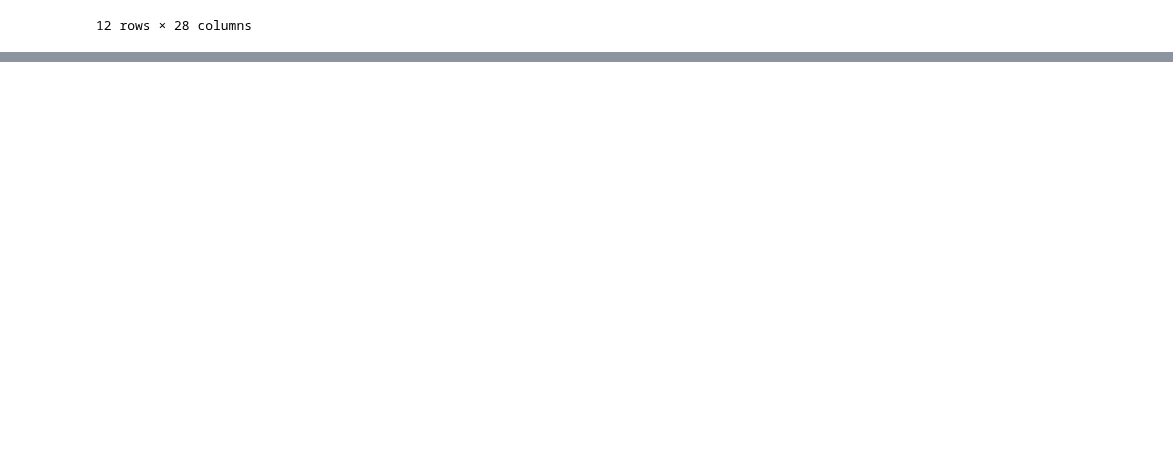
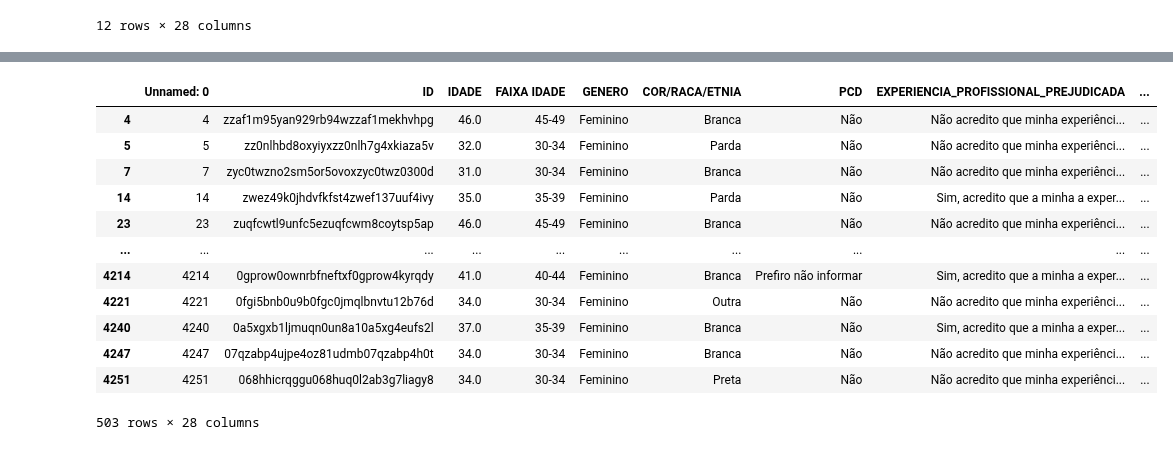
Before and after one commit to VeruscaSilva-Docs/Analise-de-dados-comPython, a Jupyter notebook: analise_dados.ipynb, the cells around one changed output, grey strips where cells are left out. Saved outputs shown, nothing was run; the diff lists cells and outputs as text; code cells hidden in the pictures; blank space fills up the shorter version.

```diff
--- a/analise_dados.ipynb
+++ b/analise_dados.ipynb
@@ -118,0 +219,16 @@ dados[dados['GENERO'].str.contains("não", na= False)]
+# %%
+dados[(dados['IDADE']>30) &( dados['GENERO']=='Feminino')]
+# %% [output]
+|  | Unnamed: 0 | ID | IDADE | FAIXA IDADE | GENERO | COR/RACA/ETNIA | PCD | EXPERIENCIA_PROFISSIONAL_PREJUDICADA | ... |
+| 4 | 4 | zzaf1m95yan929rb94wzzaf1mekhvhpg | 46.0 | 45-49 | Feminino | Branca | Não | Não acredito que minha experiênci... | ... |
+| 5 | 5 | zz0nlhbd8oxyiyxzz0nlh7g4xkiaza5v | 32.0 | 30-34 | Feminino | Parda | Não | Não acredito que minha experiênci... | ... |
+| 7 | 7 | zyc0twzno2sm5or5ovoxzyc0twz0300d | 31.0 | 30-34 | Feminino | Branca | Não | Não acredito que minha experiênci... | ... |
+| 14 | 14 | zwez49k0jhdvfkfst4zwef137uuf4ivy | 35.0 | 35-39 | Feminino | Parda | Não | Sim, acredito que a minha a exper... | ... |
+| 23 | 23 | zuqfcwtl9unfc5ezuqfcwm8coytsp5ap | 46.0 | 45-49 | Feminino | Branca | Não | Não acredito que minha experiênci... | ... |
+| ... | ... | ... | ... | ... | ... | ... | ... | ... | ... |
+| 4214 | 4214 | 0gprow0ownrbfneftxf0gprow4kyrqdy | 41.0 | 40-44 | Feminino | Branca | Prefiro não informar | Sim, acredito que a minha a exper... | ... |
+| 4221 | 4221 | 0fgi5bnb0u9b0fgc0jmqlbnvtu12b76d | 34.0 | 30-34 | Feminino | Outra | Não | Não acredito que minha experiênci... | ... |
+| 4240 | 4240 | 0a5xgxb1ljmuqn0un8a10a5xg4eufs2l | 37.0 | 35-39 | Feminino | Branca | Não | Sim, acredito que a minha a exper... | ... |
+| 4247 | 4247 | 07qzabp4ujpe4oz81udmb07qzabp4h0t | 34.0 | 30-34 | Feminino | Branca | Não | Não acredito que minha experiênci... | ... |
+| 4251 | 4251 | 068hhicrqggu068huq0l2ab3g7liagy8 | 34.0 | 30-34 | Feminino | Preta | Não | Não acredito que minha experiênci... | ... |
+503 rows × 28 columns
```
Also changed, not shown: parts of 45 cells of this notebook.
